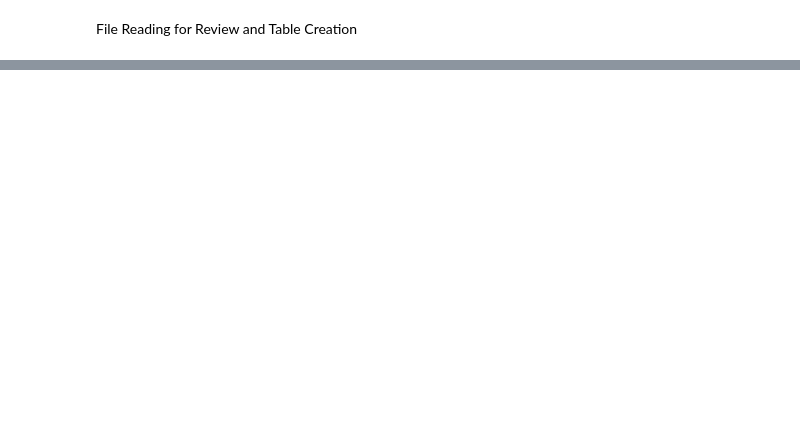
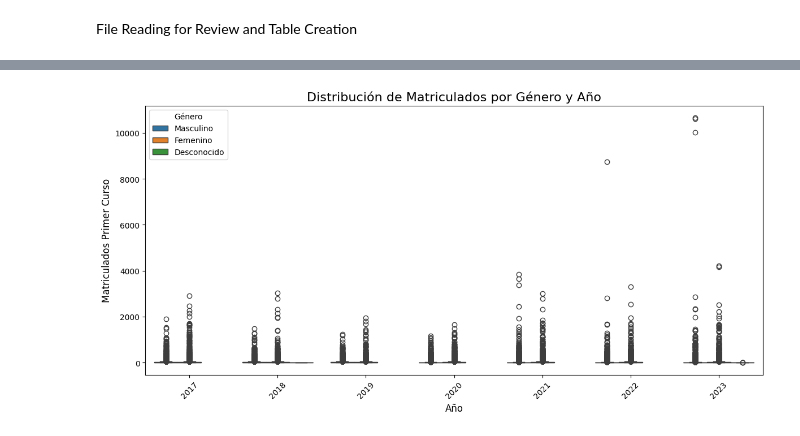
Before and after one commit to jennramos87/Proyecto_ETL, a Jupyter notebook: Extraction_1curso.ipynb, the cells around one changed output, grey strips where cells are left out. Cells and saved outputs as stored; diff of their text form; code cells hidden in the pictures; blank space fills up the shorter version.

```diff
--- a/Extraction_1curso.ipynb
+++ b/Extraction_1curso.ipynb
@@ -215,0 +311,26 @@ Filas eliminadas: 49272
+# %%
+# Convertir las columnas a numéricas, forzando errores a NaN
+combined_df['CODIGO_SNIES_DEL_PROGRAMA'] = pd.to_numeric(combined_df['CODIGO_SNIES_DEL_PROGRAMA'], errors='coerce')
+combined_df['AÑO'] = pd.to_numeric(combined_df['AÑO'], errors='coerce')
+combined_df['PRIMER_CURSO'] = pd.to_numeric(combined_df['PRIMER_CURSO'], errors='coerce')
+combined_df['SEMESTRE'] = pd.to_numeric(combined_df['SEMESTRE'], errors='coerce')
+# %%
+
+# Reemplazar valores NaN con un valor predeterminado (por ejemplo, 0) antes de convertir a enteros
+combined_df.fillna({'CODIGO_SNIES_DEL_PROGRAMA': 0}, inplace=True)
+combined_df.fillna({'AÑO': 0}, inplace=True)
+combined_df.fillna({'PRIMER_CURSO': 0}, inplace=True)
+# %%
+# Convertir las columnas a enteros
+combined_df['CODIGO_SNIES_DEL_PROGRAMA'] = combined_df['CODIGO_SNIES_DEL_PROGRAMA'].astype('int32')
+combined_df['AÑO'] = combined_df['AÑO'].astype('int32')
+combined_df['PRIMER_CURSO'] = combined_df['PRIMER_CURSO'].astype('int32')
+combined_df['SEMESTRE'] = combined_df['SEMESTRE'].astype('int32')
+# %%
+# Eliminar filas con valores NaN generados por errores de conversión y contar las filas eliminadas
+initial_row_count = combined_df.shape[0]
+combined_df.dropna(subset=['CODIGO_SNIES_DEL_PROGRAMA', 'AÑO', 'PRIMER_CURSO'], inplace=True)
+final_row_count = combined_df.shape[0]
+print(f"Filas totales: {final_row_count}")
+rows_dropped = initial_row_count - final_row_count
+print(f"Filas eliminadas: {rows_dropped}")
@@ -255,0 +390,20 @@ Tablas en la base de datos ETL_Project: ['PrimerCurso2017-2023', 'Table_Matricul
+# %%
+import seaborn as sns
+import matplotlib.pyplot as plt
+
+# Crear el gráfico de boxplot
+plt.figure(figsize=(12, 6))
+sns.boxplot(data=combined_df, x='AÑO', y='PRIMER_CURSO', hue='SEXO')
+
+# Configurar etiquetas y título
+plt.title('Distribución de Matriculados por Género y Año', fontsize=16)
+plt.xlabel('Año', fontsize=12)
+plt.ylabel('Matriculados Primer Curso', fontsize=12)
+plt.legend(title='Género')
+plt.xticks(rotation=45)
+
+# Mostrar el gráfico
+plt.tight_layout()
+plt.show()
+# %% [output]
+[figure, added]
```
Also changed, not shown: parts of 29 cells of this notebook, 2 other files.
